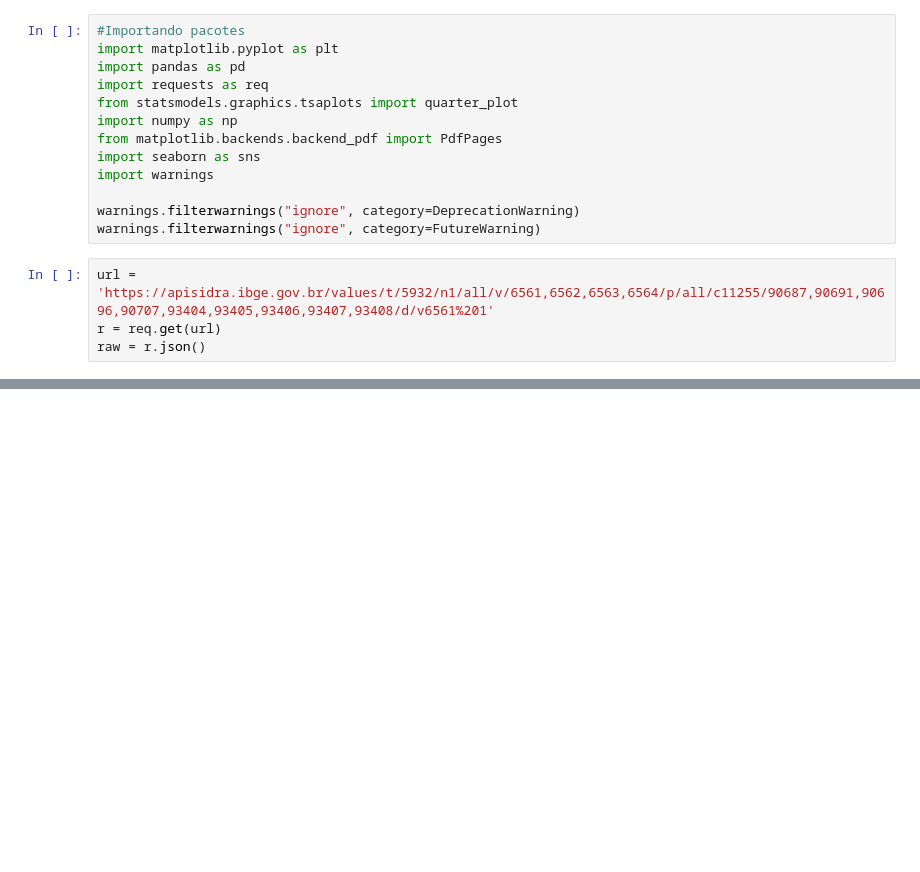
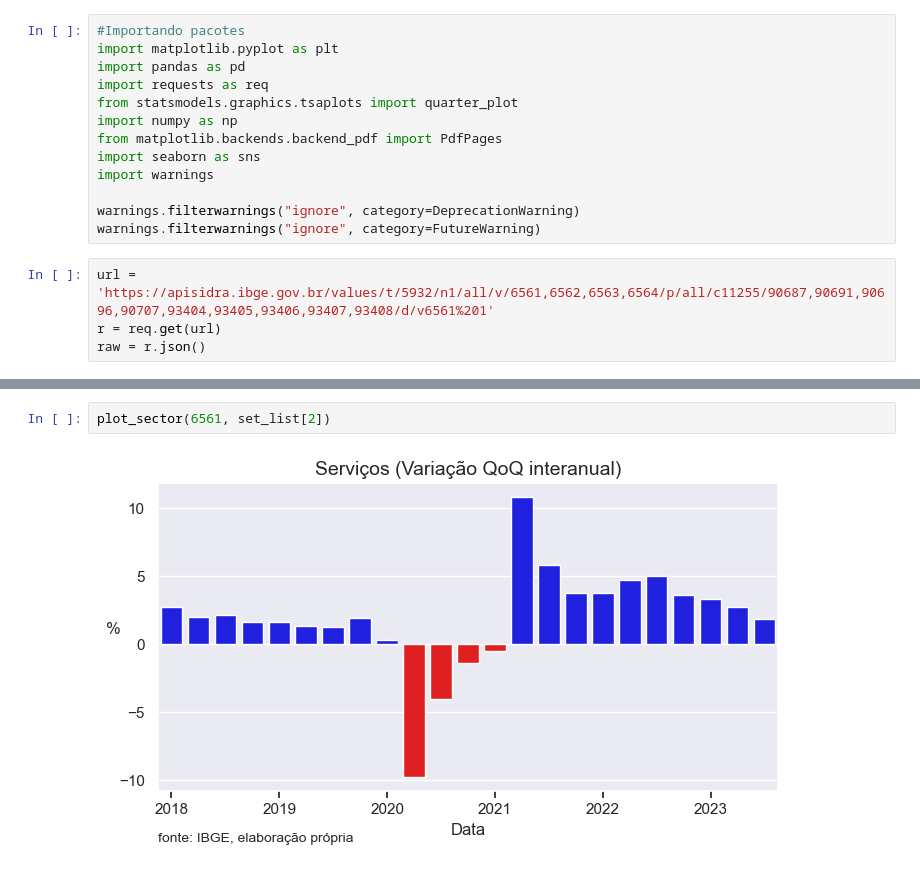
Before and after one commit to MarceloMatsuura/Analise-de-dados-IBGE, a Jupyter notebook: gdp_analise.ipynb, the cells around one changed output, grey strips where cells are left out. Saved outputs shown, nothing was run; the diff lists cells and outputs as text; blank space fills up the shorter version.

```diff
--- a/gdp_analise.ipynb
+++ b/gdp_analise.ipynb
@@ -111,0 +115,4 @@ plot_sector(6561, set_list[0])
+# %%
+plot_sector(6561, set_list[2])
+# %% [output]
+[figure, added]
```
Also changed, not shown: parts of 21 cells of this notebook.
